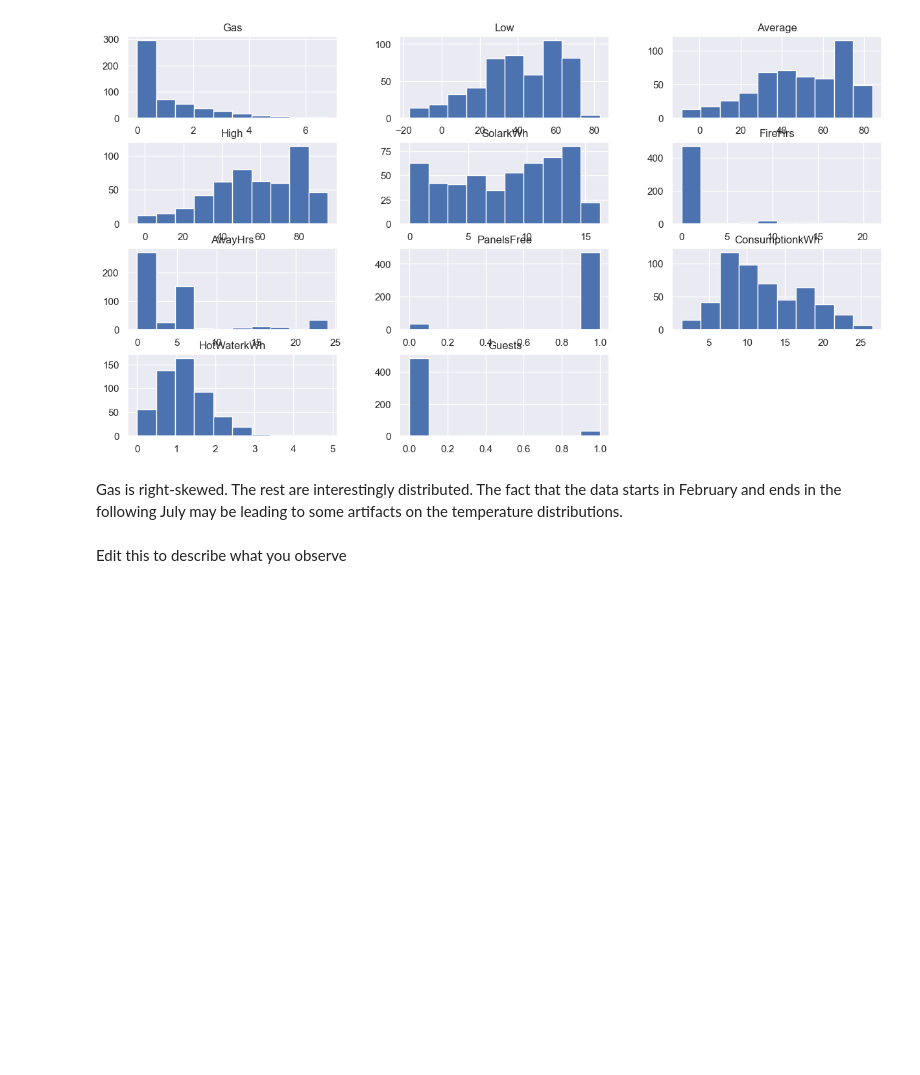
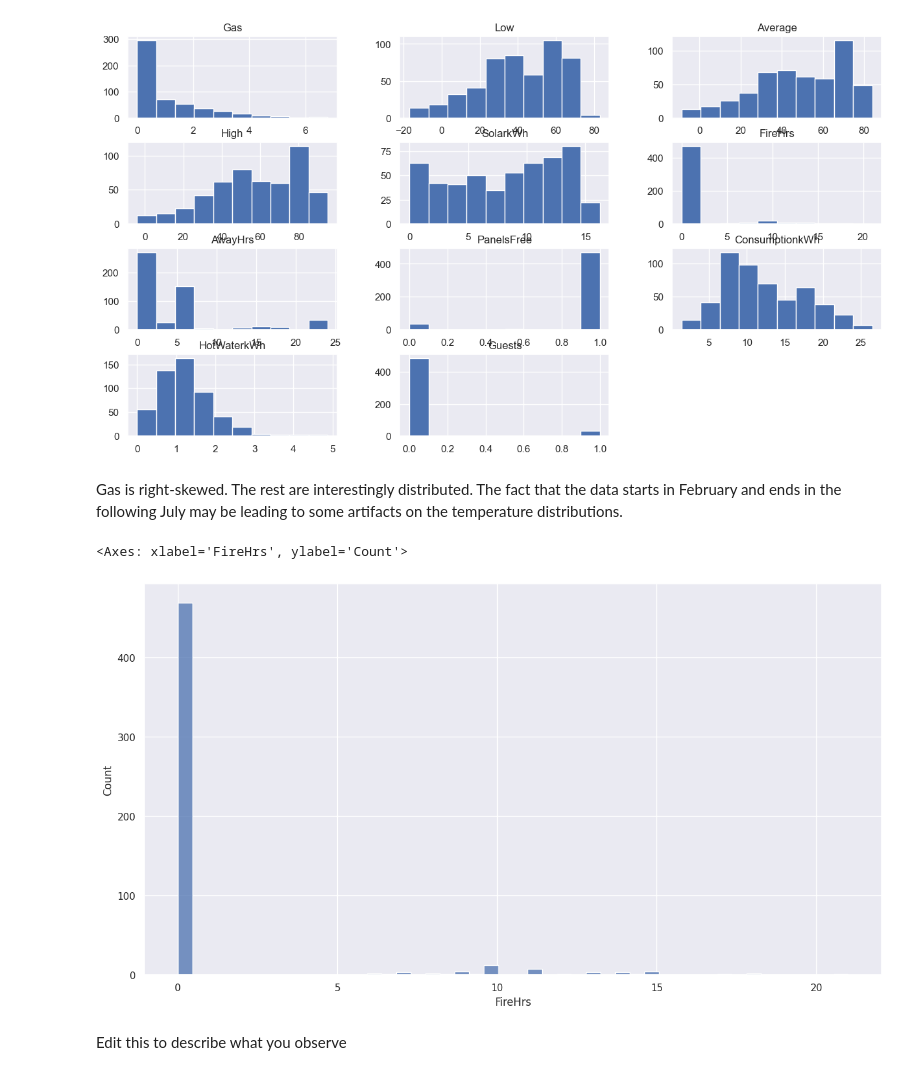
Before and after one commit to python-academy/AI_with_DSML, a Jupyter notebook: 06_Data_Exploration/5_Performing exploratory analysis.ipynb, the cells around one changed output. Saved outputs shown, nothing was run; the diff lists cells and outputs as text; code cells hidden in the pictures; blank space fills up the shorter version.

```diff
--- a/06_Data_Exploration/5_Performing exploratory analysis.ipynb
+++ b/06_Data_Exploration/5_Performing exploratory analysis.ipynb
@@ -113,7 +116,10 @@ plt.show()
 Gas is right-skewed. The rest are interestingly distributed. The fact that the data starts in February and ends in the following July may be leading to some artifacts on the temperature distributions.
 # %%
 #Uncomment the line below and investigate FireHrs or PanelsFree
-#sns.histplot(data = HeatingData, x = '')
+sns.histplot(data = HeatingData, x = 'FireHrs')
+# %% [output]
+<Axes: xlabel='FireHrs', ylabel='Count'>
+[figure, added]
 # %% [markdown]
 Edit this to describe what you observe
 # %% [markdown]
```
Also changed, not shown: parts of 3 cells of this notebook, 3 other files.
